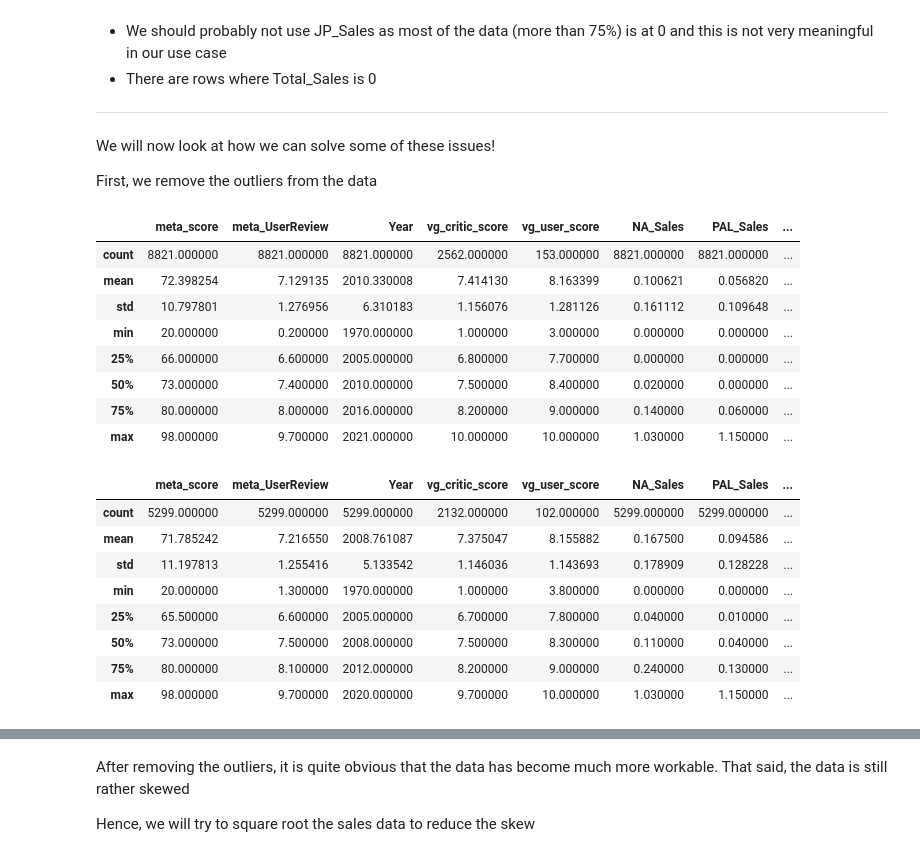
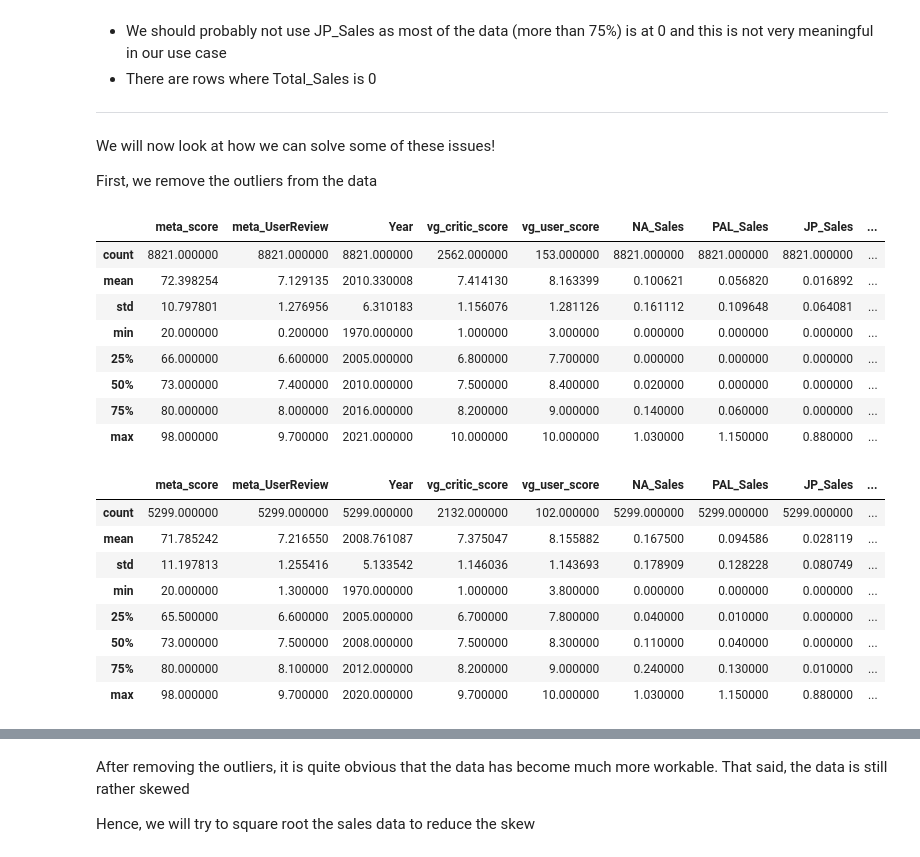
Before and after one commit to Adren98/GAME-SALES-AND-RATINGS-1015-SC3, a Jupyter notebook: EDA/EDA.ipynb, the cells around one changed output, grey strips where cells are left out. Saved outputs shown, nothing was run; the diff lists cells and outputs as text; code cells hidden in the pictures.

```diff
--- a/EDA/EDA.ipynb
+++ b/EDA/EDA.ipynb
@@ -431,37 +406,34 @@ def remove_outlier(df_in, col_name):
     return df_out
 # %%
 # removing outliers from all the columns
-data = remove_outlier(data, "Total_Sales")
-
-# removing JP_Sales as it is not relavant
-data.drop("JP_Sales", axis=1, inplace=True)
+data = remove_outlier(data, "Global_Sales")
 
 data.describe()
 # %% [output]
-|  | meta_score | meta_UserReview | Year | vg_critic_score | vg_user_score | NA_Sales | PAL_Sales | ... |
-| count | 8821.000000 | 8821.000000 | 8821.000000 | 2562.000000 | 153.000000 | 8821.000000 | 8821.000000 | ... |
-| mean | 72.398254 | 7.129135 | 2010.330008 | 7.414130 | 8.163399 | 0.100621 | 0.056820 | ... |
-| std | 10.797801 | 1.276956 | 6.310183 | 1.156076 | 1.281126 | 0.161112 | 0.109648 | ... |
-| min | 20.000000 | 0.200000 | 1970.000000 | 1.000000 | 3.000000 | 0.000000 | 0.000000 | ... |
-| 25% | 66.000000 | 6.600000 | 2005.000000 | 6.800000 | 7.700000 | 0.000000 | 0.000000 | ... |
-| 50% | 73.000000 | 7.400000 | 2010.000000 | 7.500000 | 8.400000 | 0.020000 | 0.000000 | ... |
-| 75% | 80.000000 | 8.000000 | 2016.000000 | 8.200000 | 9.000000 | 0.140000 | 0.060000 | ... |
-| max | 98.000000 | 9.700000 | 2021.000000 | 10.000000 | 10.000000 | 1.030000 | 1.150000 | ... |
+|  | meta_score | meta_UserReview | Year | vg_critic_score | vg_user_score | NA_Sales | PAL_Sales | JP_Sales | ... |
+| count | 8821.000000 | 8821.000000 | 8821.000000 | 2562.000000 | 153.000000 | 8821.000000 | 8821.000000 | 8821.000000 | ... |
+| mean | 72.398254 | 7.129135 | 2010.330008 | 7.414130 | 8.163399 | 0.100621 | 0.056820 | 0.016892 | ... |
+| std | 10.797801 | 1.276956 | 6.310183 | 1.156076 | 1.281126 | 0.161112 | 0.109648 | 0.064081 | ... |
+| min | 20.000000 | 0.200000 | 1970.000000 | 1.000000 | 3.000000 | 0.000000 | 0.000000 | 0.000000 | ... |
+| 25% | 66.000000 | 6.600000 | 2005.000000 | 6.800000 | 7.700000 | 0.000000 | 0.000000 | 0.000000 | ... |
+| 50% | 73.000000 | 7.400000 | 2010.000000 | 7.500000 | 8.400000 | 0.020000 | 0.000000 | 0.000000 | ... |
+| 75% | 80.000000 | 8.000000 | 2016.000000 | 8.200000 | 9.000000 | 0.140000 | 0.060000 | 0.000000 | ... |
+| max | 98.000000 | 9.700000 | 2021.000000 | 10.000000 | 10.000000 | 1.030000 | 1.150000 | 0.880000 | ... |
 # %%
 # removing 0 values from Total_Sales
-data = data[data["Total_Sales"]!=0]
+data = data[data["Global_Sales"]!=0]
 
 data.describe()
 # %% [output]
-|  | meta_score | meta_UserReview | Year | vg_critic_score | vg_user_score | NA_Sales | PAL_Sales | ... |
-| count | 5299.000000 | 5299.000000 | 5299.000000 | 2132.000000 | 102.000000 | 5299.000000 | 5299.000000 | ... |
-| mean | 71.785242 | 7.216550 | 2008.761087 | 7.375047 | 8.155882 | 0.167500 | 0.094586 | ... |
-| std | 11.197813 | 1.255416 | 5.133542 | 1.146036 | 1.143693 | 0.178909 | 0.128228 | ... |
-| min | 20.000000 | 1.300000 | 1970.000000 | 1.000000 | 3.800000 | 0.000000 | 0.000000 | ... |
-| 25% | 65.500000 | 6.600000 | 2005.000000 | 6.700000 | 7.800000 | 0.040000 | 0.010000 | ... |
-| 50% | 73.000000 | 7.500000 | 2008.000000 | 7.500000 | 8.300000 | 0.110000 | 0.040000 | ... |
-| 75% | 80.000000 | 8.100000 | 2012.000000 | 8.200000 | 9.000000 | 0.240000 | 0.130000 | ... |
-| max | 98.000000 | 9.700000 | 2020.000000 | 9.700000 | 10.000000 | 1.030000 | 1.150000 | ... |
+|  | meta_score | meta_UserReview | Year | vg_critic_score | vg_user_score | NA_Sales | PAL_Sales | JP_Sales | ... |
+| count | 5299.000000 | 5299.000000 | 5299.000000 | 2132.000000 | 102.000000 | 5299.000000 | 5299.000000 | 5299.000000 | ... |
+| mean | 71.785242 | 7.216550 | 2008.761087 | 7.375047 | 8.155882 | 0.167500 | 0.094586 | 0.028119 | ... |
+| std | 11.197813 | 1.255416 | 5.133542 | 1.146036 | 1.143693 | 0.178909 | 0.128228 | 0.080749 | ... |
+| min | 20.000000 | 1.300000 | 1970.000000 | 1.000000 | 3.800000 | 0.000000 | 0.000000 | 0.000000 | ... |
+| 25% | 65.500000 | 6.600000 | 2005.000000 | 6.700000 | 7.800000 | 0.040000 | 0.010000 | 0.000000 | ... |
+| 50% | 73.000000 | 7.500000 | 2008.000000 | 7.500000 | 8.300000 | 0.110000 | 0.040000 | 0.000000 | ... |
+| 75% | 80.000000 | 8.100000 | 2012.000000 | 8.200000 | 9.000000 | 0.240000 | 0.130000 | 0.010000 | ... |
+| max | 98.000000 | 9.700000 | 2020.000000 | 9.700000 | 10.000000 | 1.030000 | 1.150000 | 0.880000 | ... |
 # %%
 data.skew()
 # %% [output]
```
Also changed, not shown: parts of 40 cells of this notebook, 1 other file.
